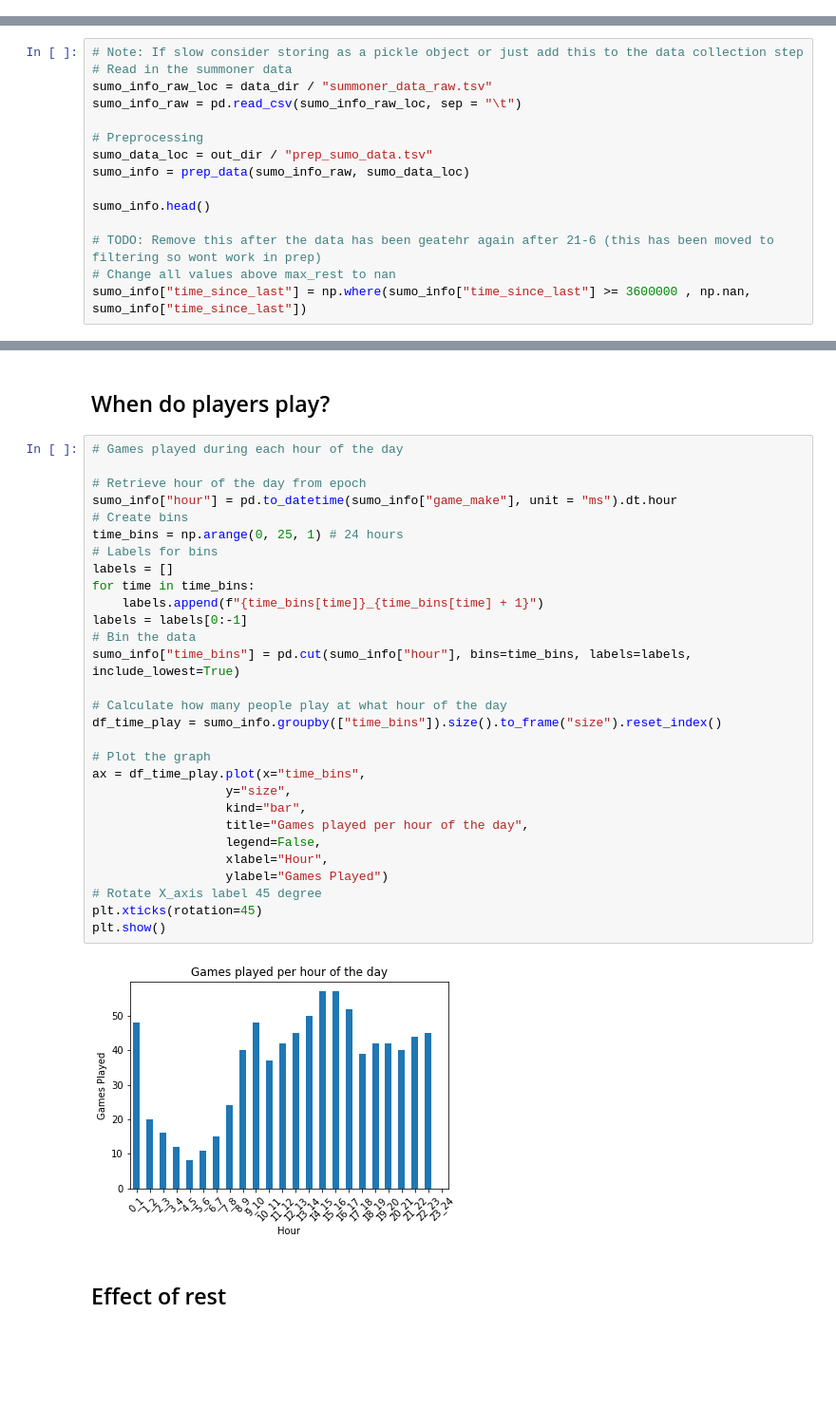
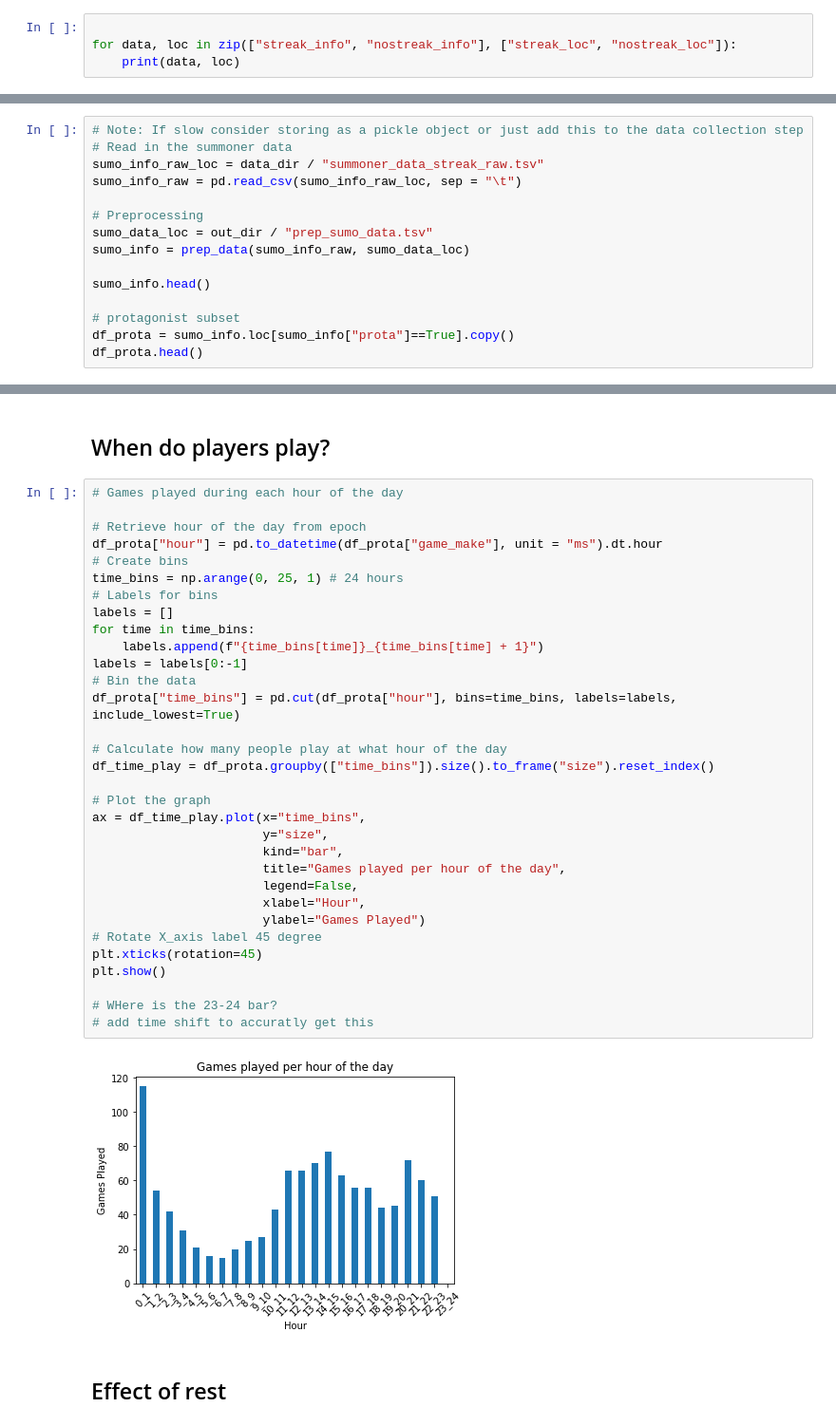
Before and after one commit to ryandamen/tilt, a Jupyter notebook: src/tilt.ipynb, the cells around one changed output, grey strips where cells are left out. Shown: that part at 95% size. Drawn from its saved outputs; the diff is of its cells as text; blank space fills up the shorter version.

```diff
--- a/src/tilt.ipynb
+++ b/src/tilt.ipynb
@@ -300,0 +391,4 @@ def filt_matches(matches_data, max_rest, min_streak):
+# %%
+
+for data, loc in zip(["streak_info", "nostreak_info"], ["streak_loc", "nostreak_loc"]):
+    print(data, loc)
@@ -449,7 +611,7 @@ get_summoner_data(regs=settings["regions"],
 # %%
 # Note: If slow consider storing as a pickle object or just add this to the data collection step
 # Read in the summoner data
-sumo_info_raw_loc = data_dir / "summoner_data_raw.tsv"
+sumo_info_raw_loc = data_dir / "summoner_data_streak_raw.tsv"
 sumo_info_raw = pd.read_csv(sumo_info_raw_loc, sep = "\t")
 
 # Preprocessing
@@ -458,6 +620,6 @@ sumo_info = prep_data(sumo_info_raw, sumo_data_loc)
 
 sumo_info.head()
 
-# TODO: Remove this after the data has been geatehr again after 21-6 (this has been moved to filtering so wont work in prep)
-# Change all values above max_rest to nan
-sumo_info["time_since_last"] = np.where(sumo_info["time_since_last"] >= 3600000 , np.nan, sumo_info["time_since_last"])
+# protagonist subset
+df_prota = sumo_info.loc[sumo_info["prota"]==True].copy()
+df_prota.head()
@@ -493,34 +663,37 @@ plt.show()
 # %%
 # Games played during each hour of the day
 
 # Retrieve hour of the day from epoch
-sumo_info["hour"] = pd.to_datetime(sumo_info["game_make"], unit = "ms").dt.hour
+df_prota["hour"] = pd.to_datetime(df_prota["game_make"], unit = "ms").dt.hour
 # Create bins
 time_bins = np.arange(0, 25, 1) # 24 hours
 # Labels for bins
 labels = []
 for time in time_bins:
     labels.append(f"{time_bins[time]}_{time_bins[time] + 1}")
 labels = labels[0:-1]
 # Bin the data
-sumo_info["time_bins"] = pd.cut(sumo_info["hour"], bins=time_bins, labels=labels, include_lowest=True)
+df_prota["time_bins"] = pd.cut(df_prota["hour"], bins=time_bins, labels=labels, include_lowest=True)
 
 # Calculate how many people play at what hour of the day
-df_time_play = sumo_info.groupby(["time_bins"]).size().to_frame("size").reset_index()
+df_time_play = df_prota.groupby(["time_bins"]).size().to_frame("size").reset_index()
 
 # Plot the graph
 ax = df_time_play.plot(x="time_bins",
-                  y="size",
-                  kind="bar",
-                  title="Games played per hour of the day",
-                  legend=False,
-                  xlabel="Hour",
-                  ylabel="Games Played")
+                       y="size",
+                       kind="bar",
+                       title="Games played per hour of the day",
+                       legend=False,
+                       xlabel="Hour",
+                       ylabel="Games Played")
 # Rotate X_axis label 45 degree
 plt.xticks(rotation=45)
 plt.show()
+
+# WHere is the 23-24 bar?
+# add time shift to accuratly get this
 # %% [output]
-[figure, old version]
+[figure, new version]
 # %% [markdown]
 ## Effect of rest
 # %%
```
Also changed, not shown: parts of 28 cells of this notebook, 3 other files.
